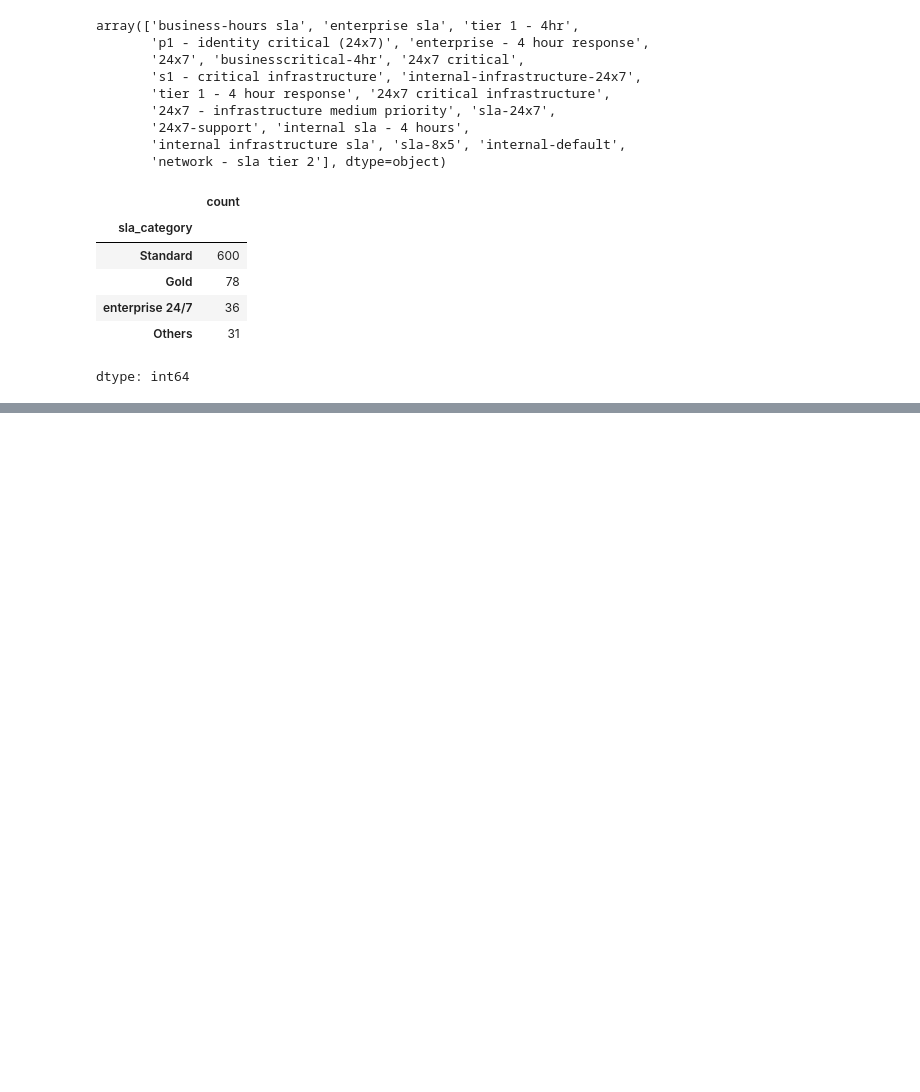
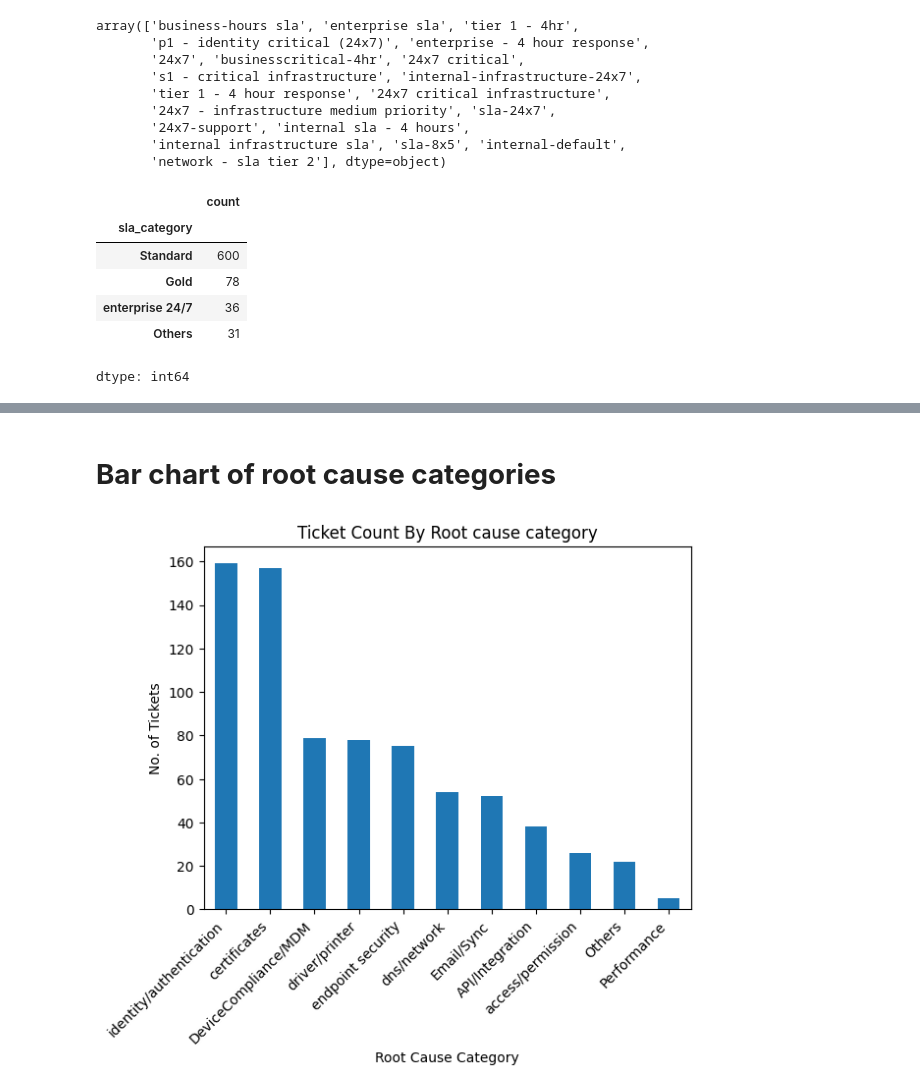
Before and after one commit to ashitasingh1230-commits/IT_support_ticket_analysis, a Jupyter notebook: 01_sla_cleaning.ipynb, the cells around one changed output, grey strips where cells are left out. Drawn from its saved outputs; the diff is of its cells as text; code cells hidden in the pictures; blank space fills up the shorter version.

```diff
--- a/01_sla_cleaning.ipynb
+++ b/01_sla_cleaning.ipynb
@@ -204,0 +363,11 @@ dtype: int64
+# %% [markdown]
+# **Bar chart of root cause categories**
+# %%
+df['root_cause_category'].value_counts().plot(kind='bar')
+plt.title('Ticket Count By Root cause category')
+plt.xlabel('Root Cause Category')
+plt.ylabel('No. of Tickets')
+plt.xticks(rotation=45,ha='right')
+plt.show()
+# %% [output]
+[figure, added]
```
Also changed, not shown: parts of 22 cells of this notebook.
